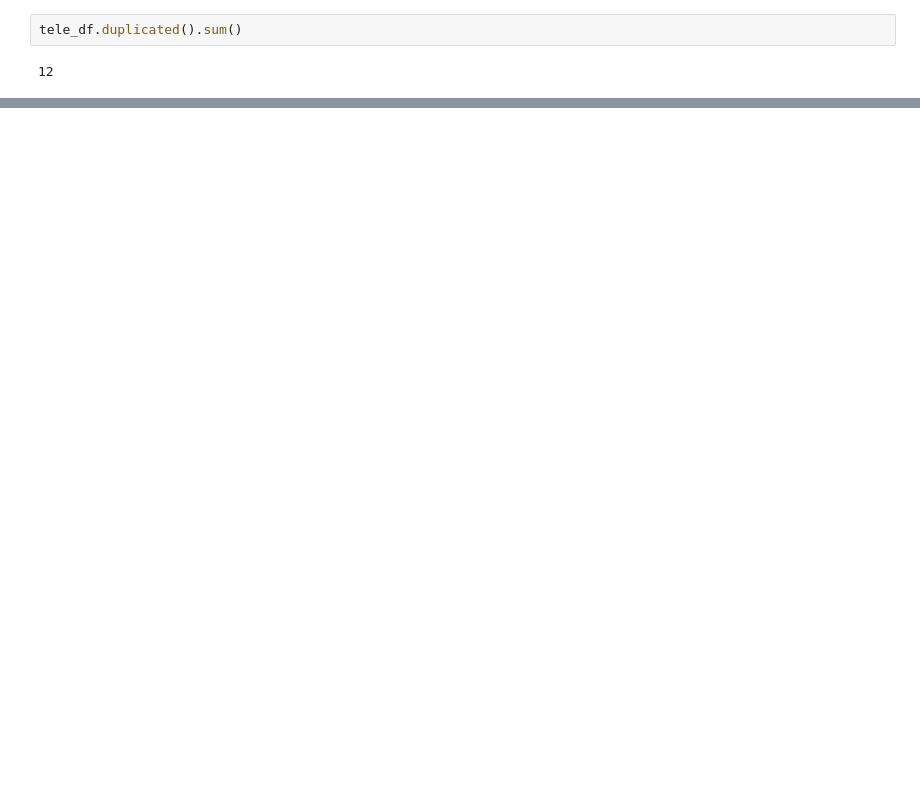
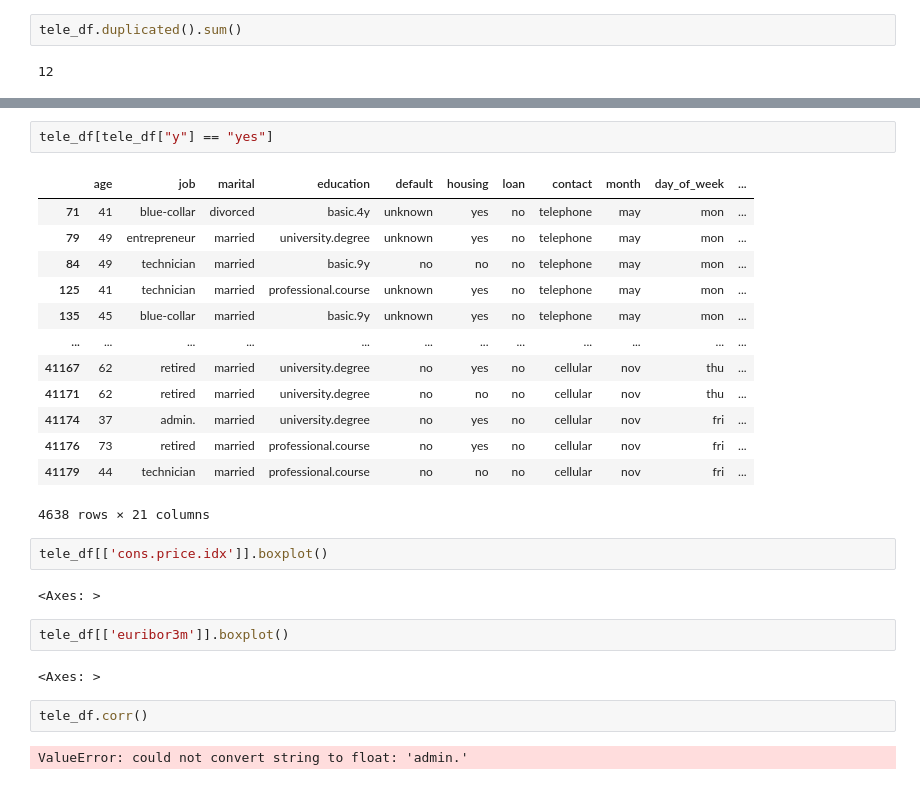
Before and after one commit to neeschal00/exploratory-data-analysis, a Jupyter notebook: eda.ipynb, the cells around one changed output, grey strips where cells are left out. Drawn from its saved outputs; the diff is of its cells as text; blank space fills up the shorter version.

```diff
--- a/eda.ipynb
+++ b/eda.ipynb
@@ -87,0 +202,28 @@ array(['admin.', 'services', 'blue-collar', 'technician', 'housemaid',
+# %%
+tele_df[tele_df["y"] == "yes"]
+# %% [output]
+|  | age | job | marital | education | default | housing | loan | contact | month | day_of_week | ... |
+| 71 | 41 | blue-collar | divorced | basic.4y | unknown | yes | no | telephone | may | mon | ... |
+| 79 | 49 | entrepreneur | married | university.degree | unknown | yes | no | telephone | may | mon | ... |
+| 84 | 49 | technician | married | basic.9y | no | no | no | telephone | may | mon | ... |
+| 125 | 41 | technician | married | professional.course | unknown | yes | no | telephone | may | mon | ... |
+| 135 | 45 | blue-collar | married | basic.9y | unknown | yes | no | telephone | may | mon | ... |
+| ... | ... | ... | ... | ... | ... | ... | ... | ... | ... | ... | ... |
+| 41167 | 62 | retired | married | university.degree | no | yes | no | cellular | nov | thu | ... |
+| 41171 | 62 | retired | married | university.degree | no | no | no | cellular | nov | thu | ... |
+| 41174 | 37 | admin. | married | university.degree | no | yes | no | cellular | nov | fri | ... |
+| 41176 | 73 | retired | married | professional.course | no | yes | no | cellular | nov | fri | ... |
+| 41179 | 44 | technician | married | professional.course | no | no | no | cellular | nov | fri | ... |
+4638 rows × 21 columns
+# %%
+tele_df[['cons.price.idx']].boxplot()
+# %% [output]
+<Axes: >
+# %%
+tele_df[['euribor3m']].boxplot()
+# %% [output]
+<Axes: >
+# %%
+tele_df.corr()
+# %% [output]
+ValueError: could not convert string to float: 'admin.'
```
Also changed, not shown: parts of 11 cells of this notebook.
